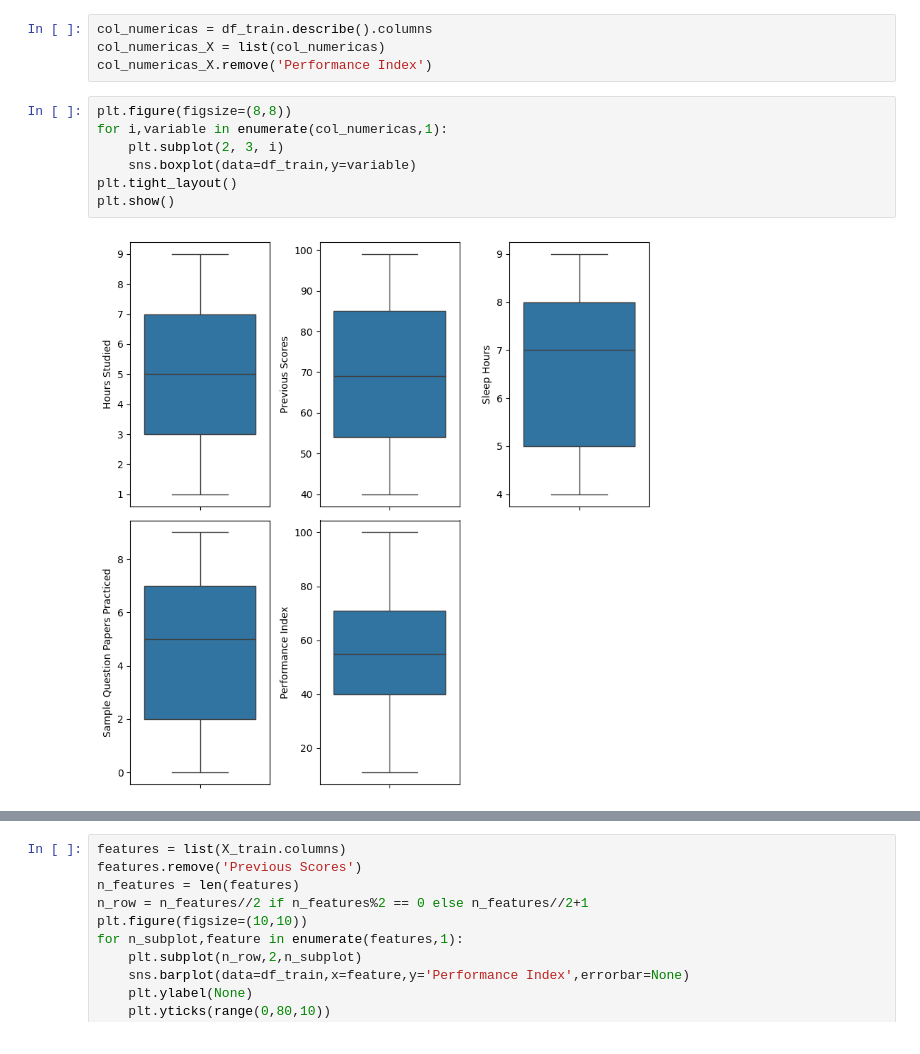
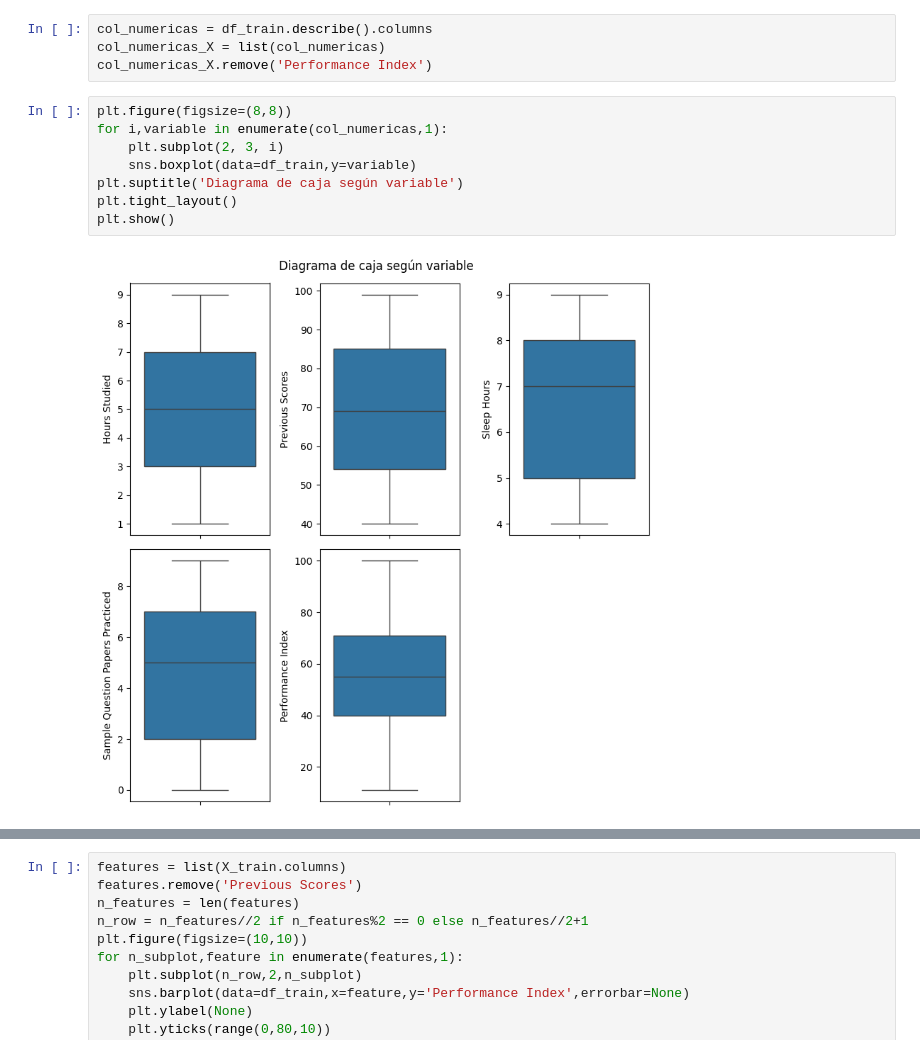
Before and after one commit to Facunditos/AA2-TUIA-TP1, a Jupyter notebook: problema_1/resolucion.ipynb, the cells around one changed output, grey strips where cells are left out. Cells and saved outputs as stored; diff of their text form.

```diff
--- a/problema_1/resolucion.ipynb
+++ b/problema_1/resolucion.ipynb
@@ -146,12 +152,13 @@ col_numericas_X.remove('Performance Index')
 # %%
 plt.figure(figsize=(8,8))
 for i,variable in enumerate(col_numericas,1):
     plt.subplot(2, 3, i)
     sns.boxplot(data=df_train,y=variable)
+plt.suptitle('Diagrama de caja según variable')
 plt.tight_layout()
 plt.show()
 # %% [output]
-[figure, old version]
+[figure, new version]
 # %%
 plt.figure(figsize=(8,8))
 for i,variable in enumerate(col_numericas,1):
```
Also changed, not shown: parts of 16 cells of this notebook, 7 other files.
